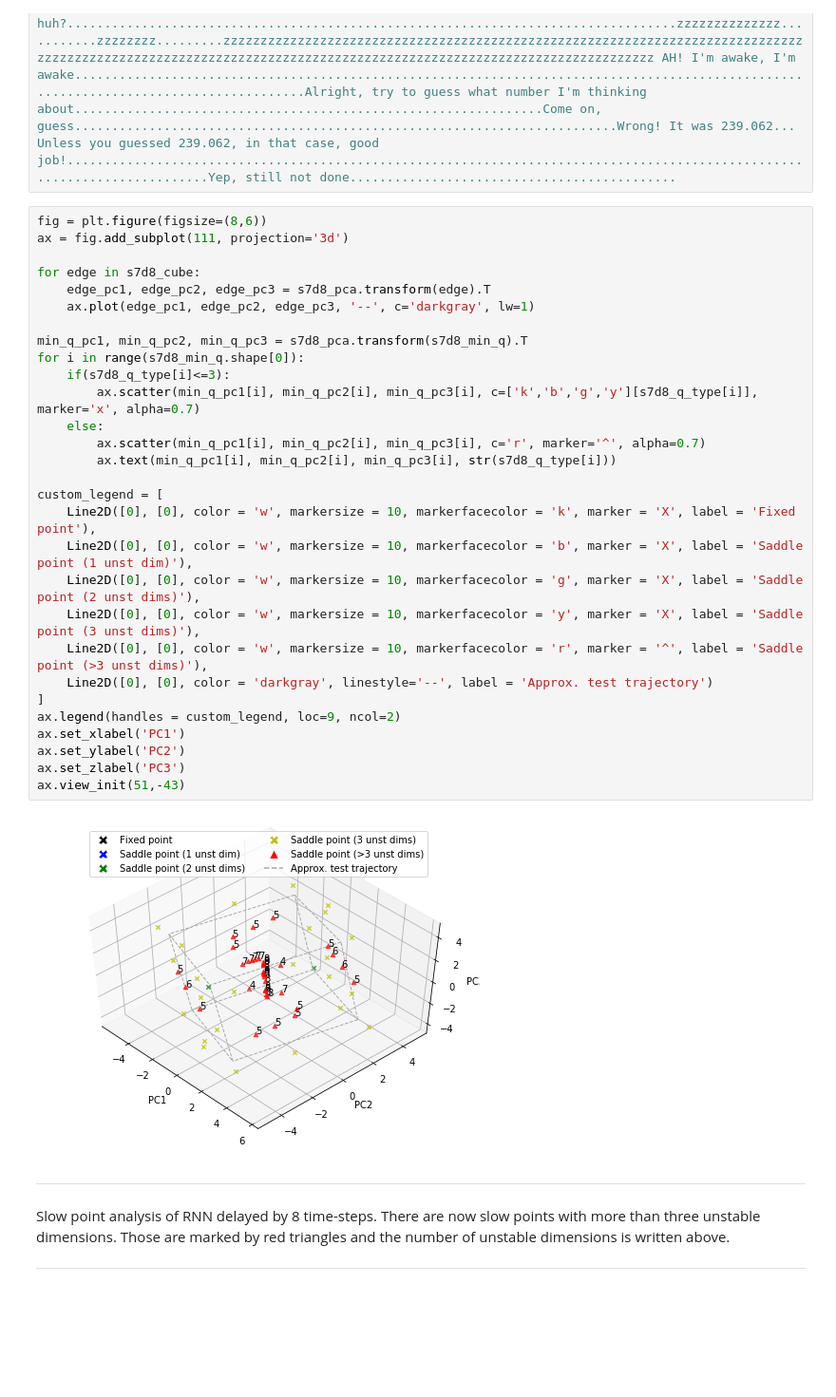
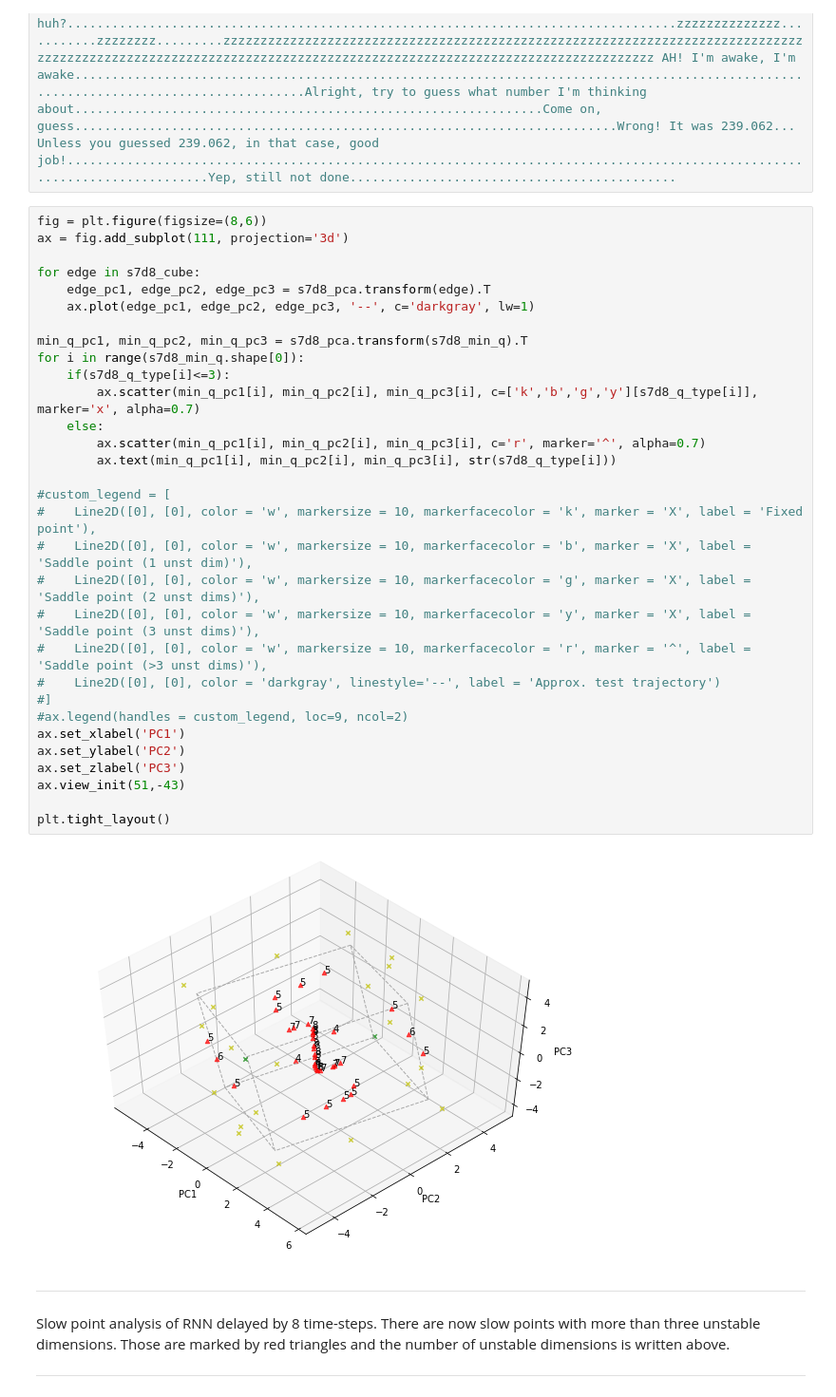
Before and after one commit to aude-forcione-lambert/an-investigation-of-memory-implementation-in-discrete-recurrent-neural-network, a Jupyter notebook: analysis.ipynb, the cells around one changed output. Shown at 95% size. Cells and saved outputs as stored; diff of their text form; blank space fills up the shorter version.

```diff
--- a/analysis.ipynb
+++ b/analysis.ipynb
@@ -514,34 +545,36 @@ for min_q_i in s7d8_min_q:
 # %%
 fig = plt.figure(figsize=(8,6))
 ax = fig.add_subplot(111, projection='3d')
 
 for edge in s7d8_cube:
     edge_pc1, edge_pc2, edge_pc3 = s7d8_pca.transform(edge).T
     ax.plot(edge_pc1, edge_pc2, edge_pc3, '--', c='darkgray', lw=1)
 
 min_q_pc1, min_q_pc2, min_q_pc3 = s7d8_pca.transform(s7d8_min_q).T
 for i in range(s7d8_min_q.shape[0]):
     if(s7d8_q_type[i]<=3):
         ax.scatter(min_q_pc1[i], min_q_pc2[i], min_q_pc3[i], c=['k','b','g','y'][s7d8_q_type[i]], marker='x', alpha=0.7)
     else:
         ax.scatter(min_q_pc1[i], min_q_pc2[i], min_q_pc3[i], c='r', marker='^', alpha=0.7)
         ax.text(min_q_pc1[i], min_q_pc2[i], min_q_pc3[i], str(s7d8_q_type[i]))
 
-custom_legend = [
-    Line2D([0], [0], color = 'w', markersize = 10, markerfacecolor = 'k', marker = 'X', label = 'Fixed point'),
-    Line2D([0], [0], color = 'w', markersize = 10, markerfacecolor = 'b', marker = 'X', label = 'Saddle point (1 unst dim)'),
-    Line2D([0], [0], color = 'w', markersize = 10, markerfacecolor = 'g', marker = 'X', label = 'Saddle point (2 unst dims)'),
-    Line2D([0], [0], color = 'w', markersize = 10, markerfacecolor = 'y', marker = 'X', label = 'Saddle point (3 unst dims)'),
-    Line2D([0], [0], color = 'w', markersize = 10, markerfacecolor = 'r', marker = '^', label = 'Saddle point (>3 unst dims)'),
-    Line2D([0], [0], color = 'darkgray', linestyle='--', label = 'Approx. test trajectory')
-]
-ax.legend(handles = custom_legend, loc=9, ncol=2)
+#custom_legend = [
+#    Line2D([0], [0], color = 'w', markersize = 10, markerfacecolor = 'k', marker = 'X', label = 'Fixed point'),
+#    Line2D([0], [0], color = 'w', markersize = 10, markerfacecolor = 'b', marker = 'X', label = 'Saddle point (1 unst dim)'),
+#    Line2D([0], [0], color = 'w', markersize = 10, markerfacecolor = 'g', marker = 'X', label = 'Saddle point (2 unst dims)'),
+#    Line2D([0], [0], color = 'w', markersize = 10, markerfacecolor = 'y', marker = 'X', label = 'Saddle point (3 unst dims)'),
+#    Line2D([0], [0], color = 'w', markersize = 10, markerfacecolor = 'r', marker = '^', label = 'Saddle point (>3 unst dims)'),
+#    Line2D([0], [0], color = 'darkgray', linestyle='--', label = 'Approx. test trajectory')
+#]
+#ax.legend(handles = custom_legend, loc=9, ncol=2)
 ax.set_xlabel('PC1')
 ax.set_ylabel('PC2')
 ax.set_zlabel('PC3')
 ax.view_init(51,-43)
+
+plt.tight_layout()
 # %% [output]
-[figure, old version]
+[figure, new version]
 # %% [markdown]
 ---
 Slow point analysis of RNN delayed by 8 time-steps. There are now slow points with more than three unstable dimensions. Those are marked by red triangles and the number of unstable dimensions is written above.
```
Also changed, not shown: parts of 23 cells of this notebook, 4 other files.
